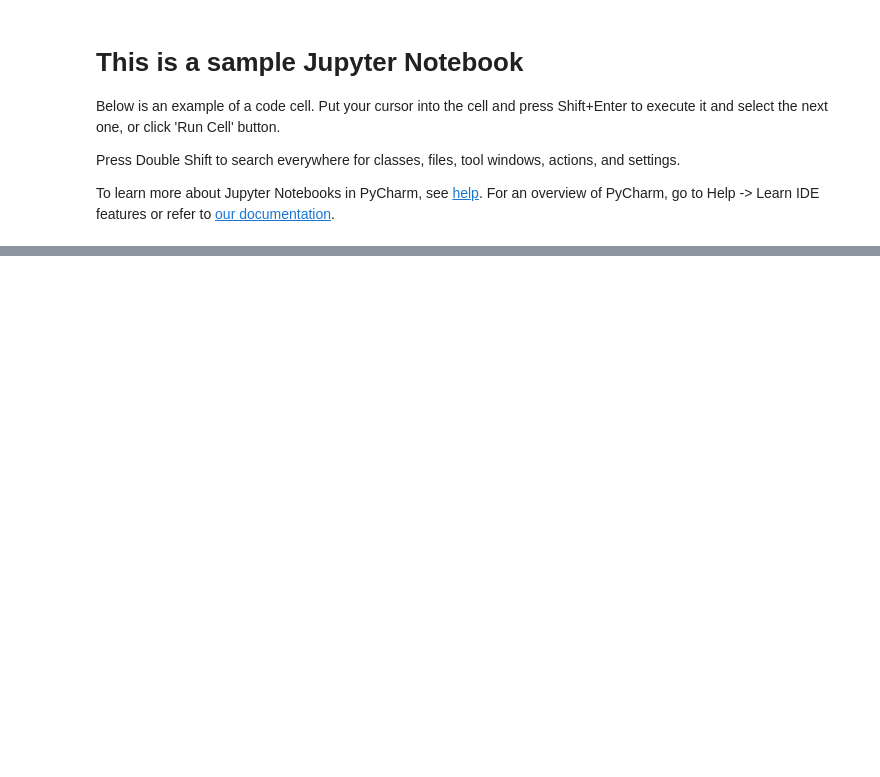
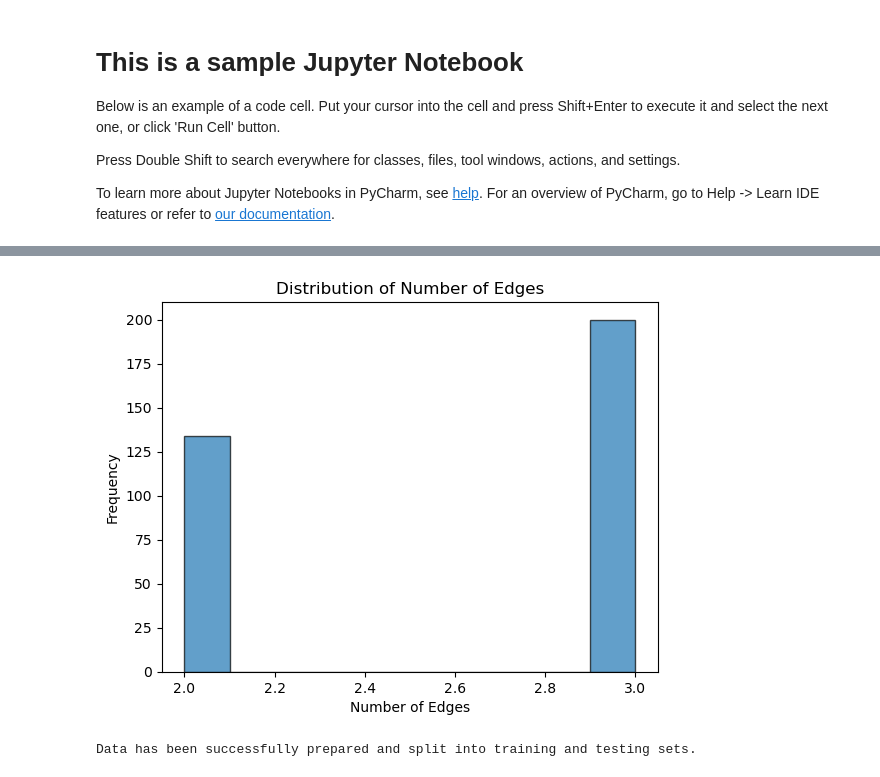
Before and after one commit to ilyanozary/salma, a Jupyter notebook: checking_data.ipynb, the cells around one changed output, grey strips where cells are left out. Saved outputs shown, nothing was run; the diff lists cells and outputs as text; code cells hidden in the pictures; blank space fills up the shorter version.

```diff
--- a/checking_data.ipynb
+++ b/checking_data.ipynb
@@ -48,4 +69,5 @@ graph_stats = {
 }
 # %%
 graph_stats_df = pd.DataFrame(graph_stats)
+graph_stats_df.columns = ['Number of Nodes', 'Number of Edges']
 # %%
@@ -53,0 +75,9 @@ tools.display_dataframe_to_user(name="Graph Structural Information", dataframe=g
+# %%
+plt.hist(graph_stats_df['Number of Edges'], bins=10, alpha=0.7, edgecolor='black')
+plt.title("Distribution of Number of Edges")
+plt.xlabel("Number of Edges")
+plt.ylabel("Frequency")
+plt.savefig('edge_distribution.png')
+plt.show()
+# %% [output]
+[figure, added]
@@ -53,0 +99,9 @@ tools.display_dataframe_to_user(name="Graph Structural Information", dataframe=g
+# %%
+X_train.to_csv('X_train.csv', index=False)
+X_test.to_csv('X_test.csv', index=False)
+y_train.to_csv('y_train.csv', index=False)
+y_test.to_csv('y_test.csv', index=False)
+
+print("Data has been successfully prepared and split into training and testing sets.")
+# %% [output]
+Data has been successfully prepared and split into training and testing sets.
```
Also changed, not shown: parts of 9 cells of this notebook, 3 other files.
